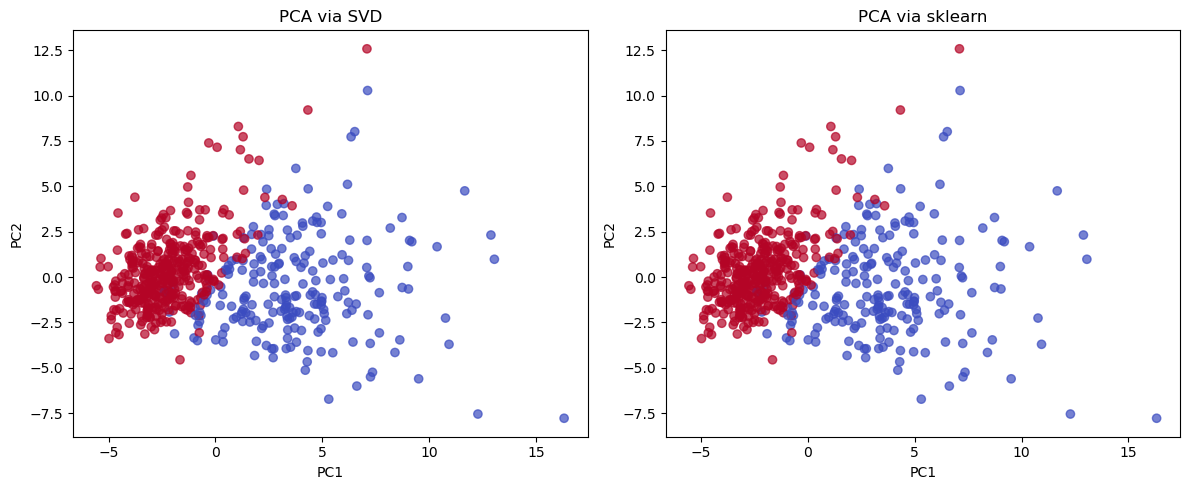
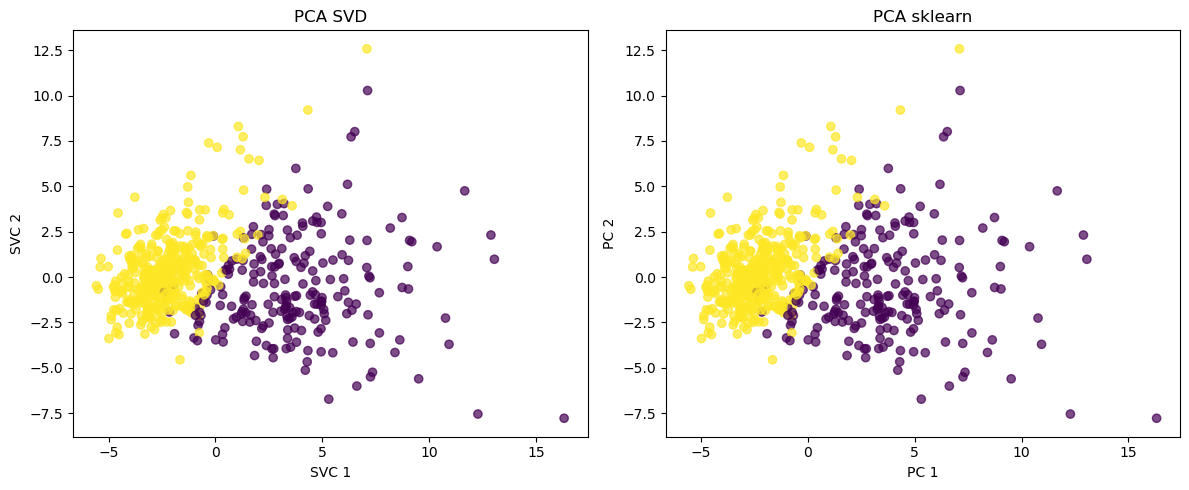
Unified diff of the notebook cell whose output changed from the first chart to the second:
--- before
+++ after
@@ -1,2 +1,8 @@
+def adjust_signs(A, B): 
+    A2 = np.array(A)
+    for i in range(A.shape[1]): 
+        if np.dot(A2[:, i], B[:, i]) < 0: A2[:, i] *= -1 
+    return A2
+
 cancer = datasets.load_breast_cancer()
 X = cancer.data
@@ -9,23 +15,24 @@
 
 V = Vt.T
-X_pca = X_scaled @ V[:, :2]
+X_svc = X_scaled @ V[:, :2]
 
 pca = PCA(n_components=2)
 X_pca_sklearn = pca.fit_transform(X_scaled)
 
-for i in range(2): 
-    if np.corrcoef(X_pca[:, i], X_pca_sklearn[:, i])[0, 1] < 0: X_pca[:, i] *= -1 
+X_svc = adjust_signs(X_svc, X_pca_sklearn)
 
 plt.figure(figsize=(12, 5)) 
 plt.subplot(1, 2, 1) 
-plt.scatter(X_pca[:, 0], X_pca[:, 1], c=y, cmap='coolwarm', alpha=0.7) 
+plt.scatter(X_svc[:, 0], X_svc[:, 1], c=y, alpha=0.7) 
 plt.title("PCA SVD") 
-plt.xlabel("PC1") 
-plt.ylabel("PC2") 
+plt.xlabel("SVC 1") 
+plt.ylabel("SVC 2") 
+
 plt.subplot(1, 2, 2) 
-plt.scatter(X_pca_sklearn[:, 0], X_pca_sklearn[:, 1], c=y, cmap='coolwarm', alpha=0.7) 
+plt.scatter(X_pca_sklearn[:, 0], X_pca_sklearn[:, 1], c=y, alpha=0.7) 
 plt.title("PCA sklearn") 
-plt.xlabel("PC1") 
-plt.ylabel("PC2") 
+plt.xlabel("PC 1") 
+plt.ylabel("PC 2") 
+
 plt.tight_layout() 
 plt.show()

Commit: Homeworks 1, 2, 3